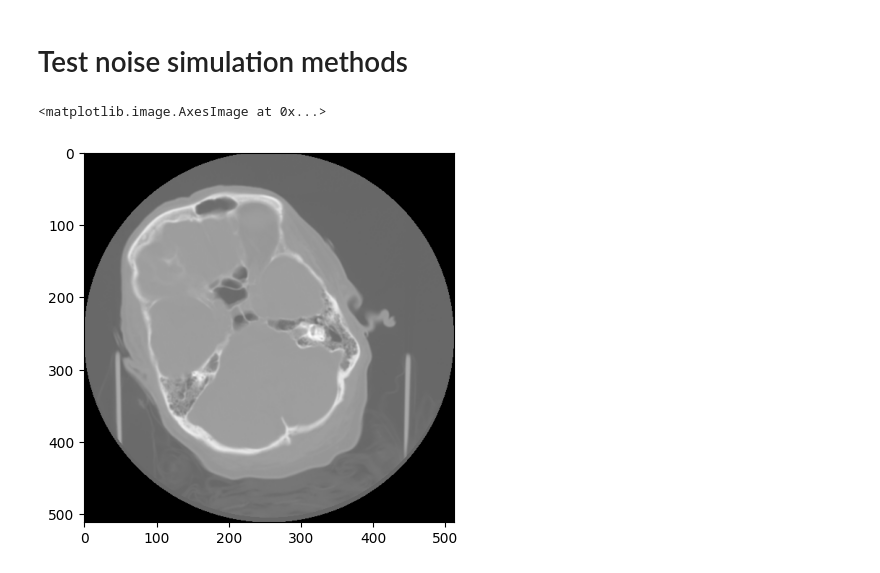
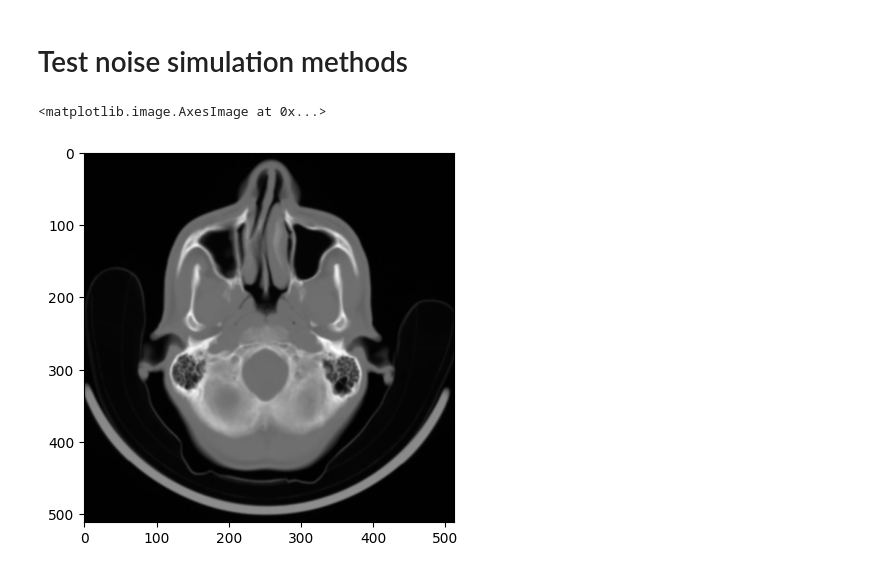
Before and after one commit to jpscardoso97/ich-detection, a Jupyter notebook: notebooks/noise_simulation_tests.ipynb, the cells around one changed output. Drawn from its saved outputs; the diff is of its cells as text; code cells hidden in the pictures.

```diff
--- a/notebooks/noise_simulation_tests.ipynb
+++ b/notebooks/noise_simulation_tests.ipynb
@@ -17,24 +18,15 @@ from scripts.noise_simulation import NoiseConfiguration, NoiseSimulator, NoiseTy
-# %%
-img_path = 'data/raw/test.dcm'
-img_dicom = pydicom.dcmread(img_path)
-# convert to numpy array
-# Check the PhotometricInterpretation metadata
-if img_dicom.PhotometricInterpretation == 'MONOCHROME1':
-    image = np.invert(img_dicom.pixel_array)
-else:
-    image = img_dicom.pixel_array
-
-# Rescale the pixel values to [0, 255]
-image = cv2.normalize(image, None, 0, 255, cv2.NORM_MINMAX, cv2.CV_8U)
-
-# Convert to grayscale
-grayscale_image = cv2.cvtColor(image, cv2.COLOR_GRAY2RGB)
-
-# show original image
-plt.imshow(grayscale_image)
-# %% [output]
-<matplotlib.image.AxesImage at 0x...>
-[figure, removed]
+# %%
+img_path = 'data/RSNA_BME548/images/ID_00a0b0e52.dcm'
+image =  read_dcm(img_path)
+
+# Convert to grayscale
+grayscale_image = cv2.cvtColor(image, cv2.COLOR_GRAY2RGB)
+
+# show original image
+plt.imshow(grayscale_image)
+# %% [output]
+<matplotlib.image.AxesImage at 0x...>
+[figure, added]
 # %%
 # noise_types, noise_levels, train_noise_ratio, val_noise_ratio, test_noise_ratio
 simulation_config = NoiseConfiguration([NoiseType.GAUSSIAN], [0.01])
```
Also changed, not shown: parts of 2 cells of this notebook, 9 other files.
